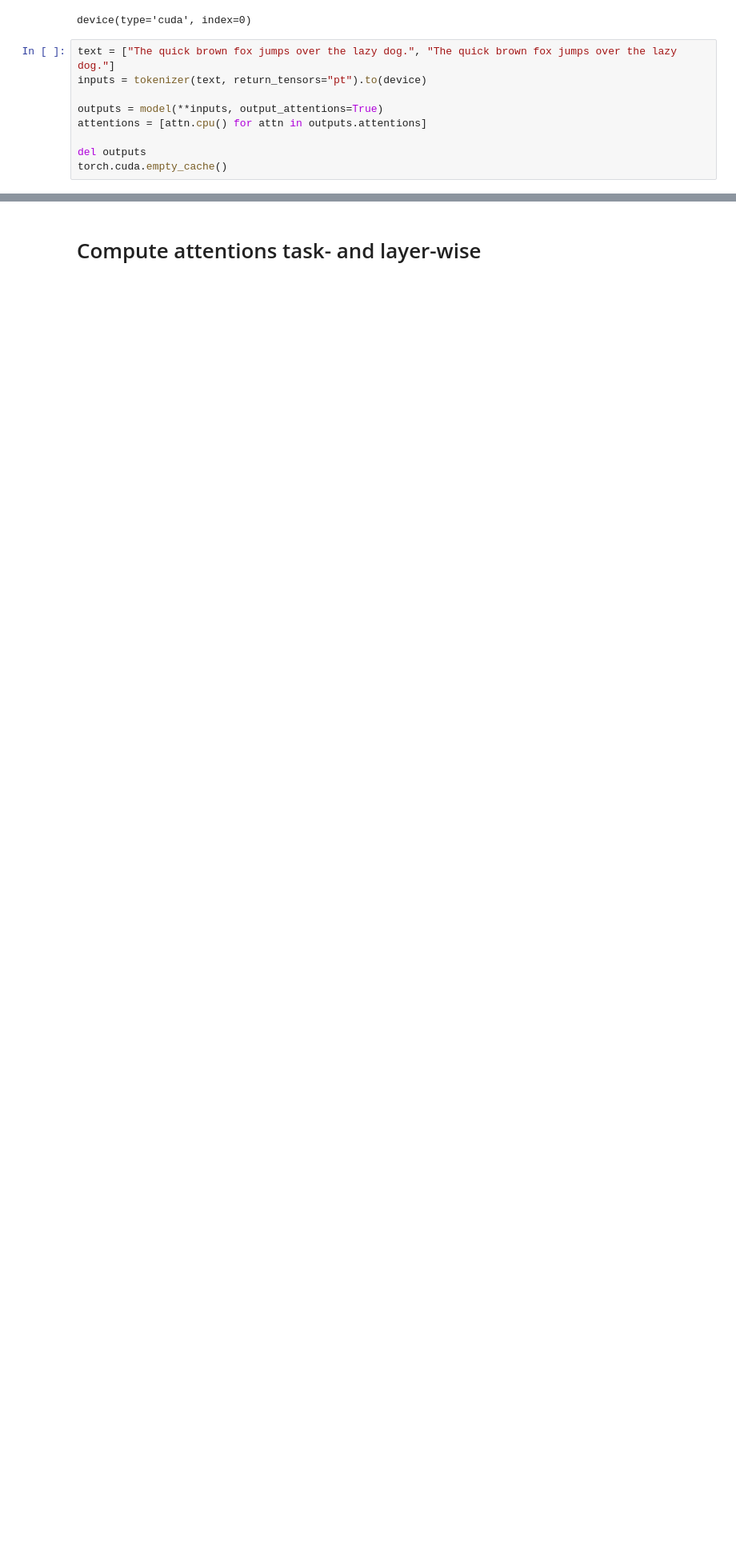
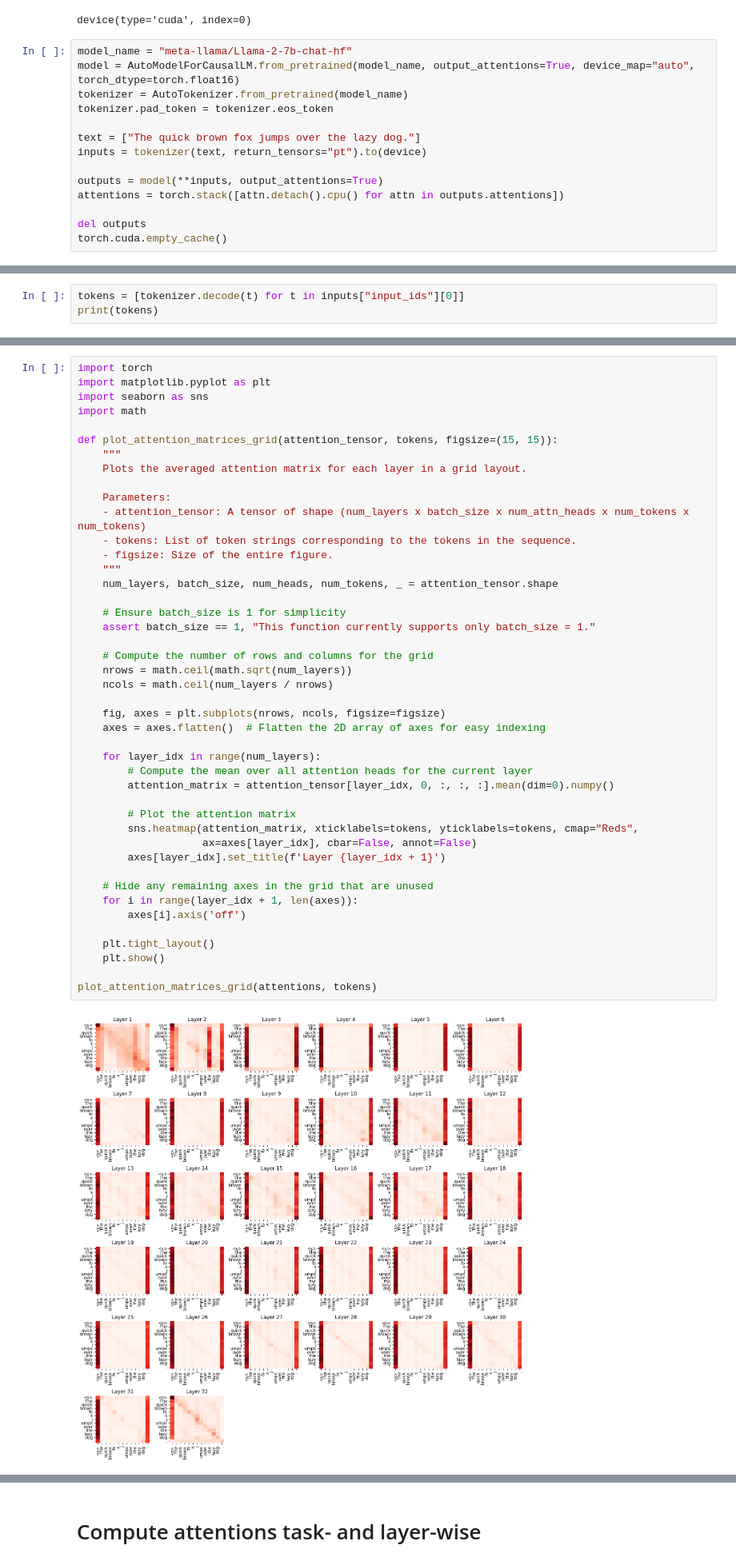
Before and after one commit to djaniak/information-bottleneck, a Jupyter notebook: notebooks/attention-distances.ipynb, the cells around one changed output, grey strips where cells are left out. Shown at 80% size. Saved outputs shown, nothing was run; the diff lists cells and outputs as text; blank space fills up the shorter version.

```diff
--- a/notebooks/attention-distances.ipynb
+++ b/notebooks/attention-distances.ipynb
@@ -45,11 +49,16 @@ model.device
 # %% [output]
 device(type='cuda', index=0)
 # %%
-text = ["The quick brown fox jumps over the lazy dog.", "The quick brown fox jumps over the lazy dog."]
+model_name = "meta-llama/Llama-2-7b-chat-hf"
+model = AutoModelForCausalLM.from_pretrained(model_name, output_attentions=True, device_map="auto", torch_dtype=torch.float16)
+tokenizer = AutoTokenizer.from_pretrained(model_name)
+tokenizer.pad_token = tokenizer.eos_token
+
+text = ["The quick brown fox jumps over the lazy dog."]
 inputs = tokenizer(text, return_tensors="pt").to(device)
 
 outputs = model(**inputs, output_attentions=True)
-attentions = [attn.cpu() for attn in outputs.attentions]
+attentions = torch.stack([attn.detach().cpu() for attn in outputs.attentions])
 
 del outputs
 torch.cuda.empty_cache()
@@ -57,0 +70,3 @@ LlamaModel is using LlamaSdpaAttention, but `torch.nn.functional.scaled_dot_prod
+# %%
+tokens = [tokenizer.decode(t) for t in inputs["input_ids"][0]]
+print(tokens)
@@ -57,0 +79,46 @@ LlamaModel is using LlamaSdpaAttention, but `torch.nn.functional.scaled_dot_prod
+# %%
+import torch
+import matplotlib.pyplot as plt
+import seaborn as sns
+import math
+
+def plot_attention_matrices_grid(attention_tensor, tokens, figsize=(15, 15)):
+    """
+    Plots the averaged attention matrix for each layer in a grid layout.
+
+    Parameters:
+    - attention_tensor: A tensor of shape (num_layers x batch_size x num_attn_heads x num_tokens x num_tokens)
+    - tokens: List of token strings corresponding to the tokens in the sequence.
+    - figsize: Size of the entire figure.
+    """
+    num_layers, batch_size, num_heads, num_tokens, _ = attention_tensor.shape
+
+    # Ensure batch_size is 1 for simplicity
+    assert batch_size == 1, "This function currently supports only batch_size = 1."
+
+    # Compute the number of rows and columns for the grid
+    nrows = math.ceil(math.sqrt(num_layers))
+    ncols = math.ceil(num_layers / nrows)
+
+    fig, axes = plt.subplots(nrows, ncols, figsize=figsize)
+    axes = axes.flatten()  # Flatten the 2D array of axes for easy indexing
+
+    for layer_idx in range(num_layers):
+        # Compute the mean over all attention heads for the current layer
+        attention_matrix = attention_tensor[layer_idx, 0, :, :, :].mean(dim=0).numpy()
+
+        # Plot the attention matrix
+        sns.heatmap(attention_matrix, xticklabels=tokens, yticklabels=tokens, cmap="Reds",
+                    ax=axes[layer_idx], cbar=False, annot=False)
+        axes[layer_idx].set_title(f'Layer {layer_idx + 1}')
+
+    # Hide any remaining axes in the grid that are unused
+    for i in range(layer_idx + 1, len(axes)):
+        axes[i].axis('off')
+
+    plt.tight_layout()
+    plt.show()
+
+plot_attention_matrices_grid(attentions, tokens)
+# %% [output]
+[figure, added]
```
Also changed, not shown: parts of 14 cells of this notebook, 2 other files.
